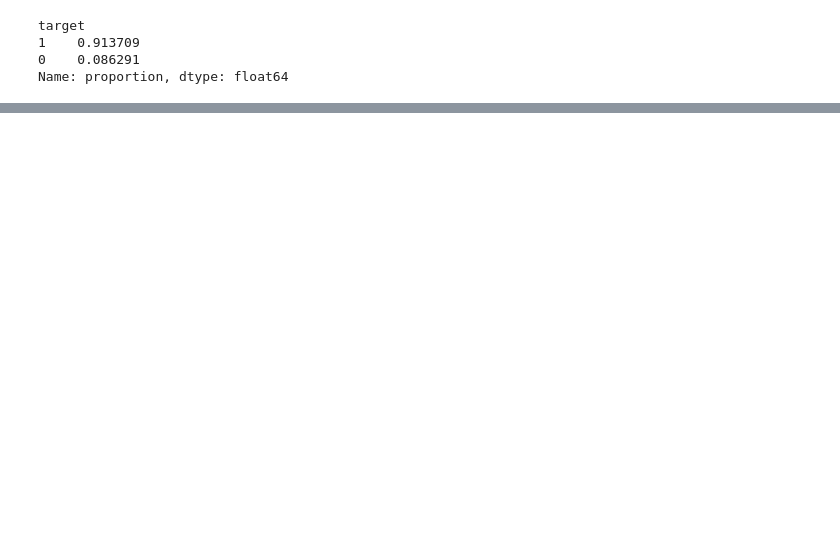
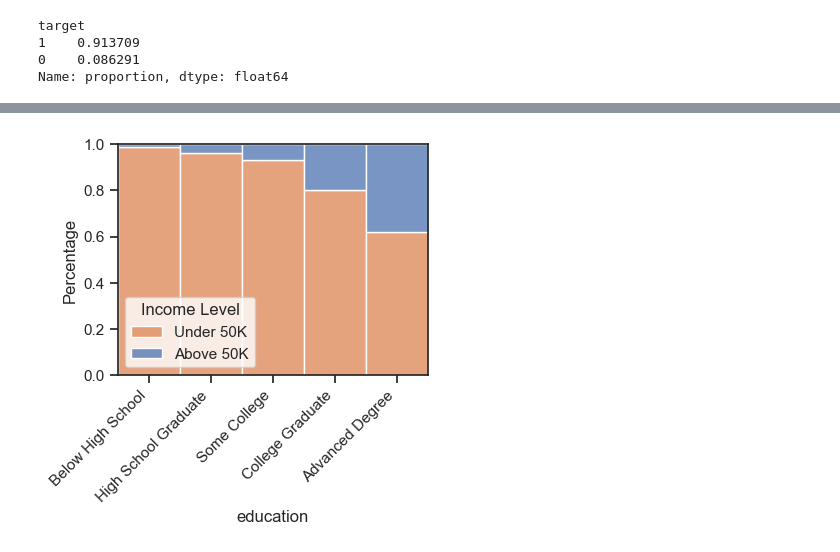
Before and after one commit to Asgharzade/dku_practice, a Jupyter notebook: Explore-Graph.ipynb, the cells around one changed output, grey strips where cells are left out. Cells and saved outputs as stored; diff of their text form; code cells hidden in the pictures; blank space fills up the shorter version.

```diff
--- a/Explore-Graph.ipynb
+++ b/Explore-Graph.ipynb
@@ -202,0 +115,5 @@ plt.legend(labels=['Under 50K', 'Above 50K'])
+# %%
+plot_sorted_distribution(df=df,
+                         x= 'education')
+# %% [output]
+[figure, added]
```
Also changed, not shown: parts of 37 cells of this notebook, 39 other files.
